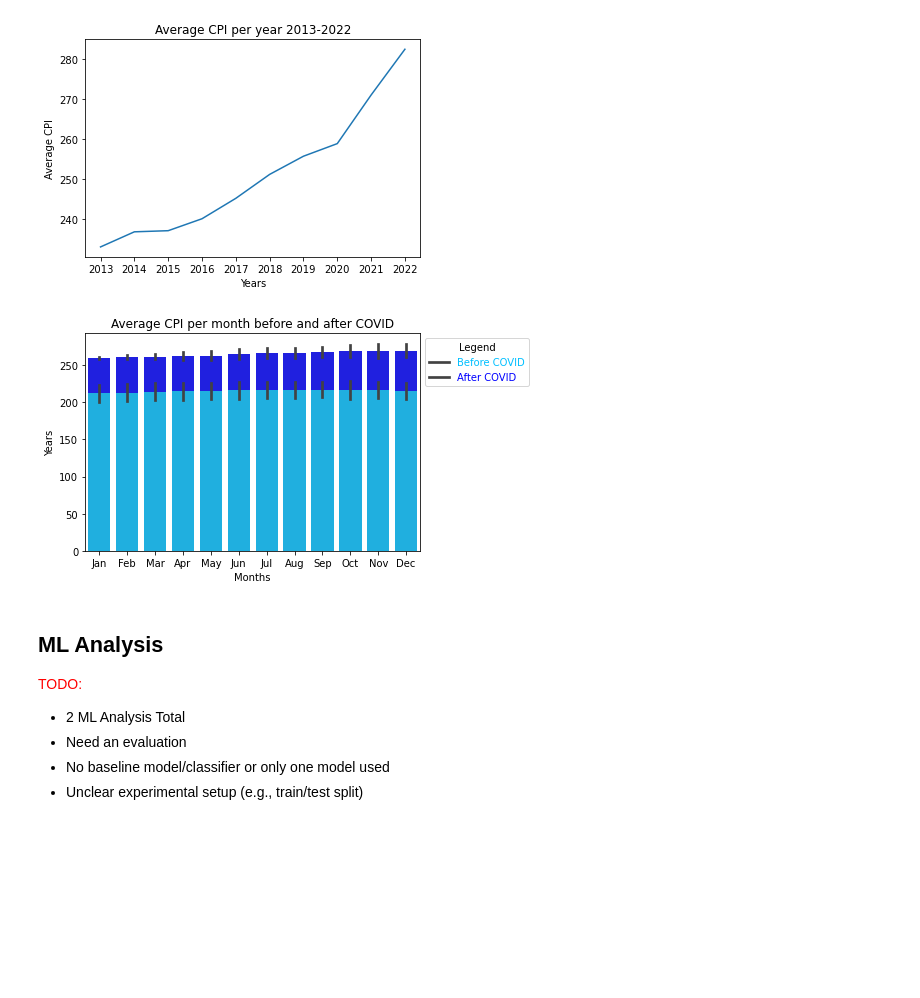
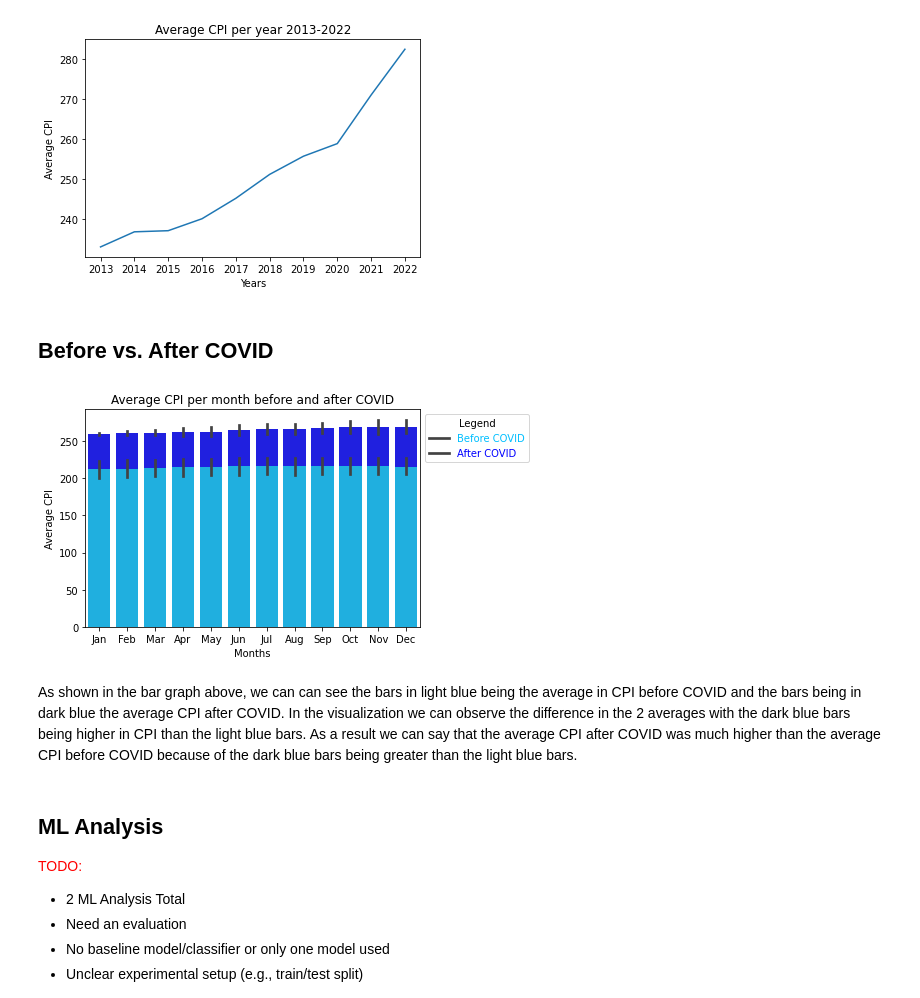
Before and after one commit to shahkaran53527/CPI-Data-Analysis, a Jupyter notebook: final_report.ipynb, the cells around one changed output. Drawn from its saved outputs; the diff is of its cells as text; code cells hidden in the pictures; blank space fills up the shorter version.

```diff
--- a/final_report.ipynb
+++ b/final_report.ipynb
@@ -116,18 +103,22 @@ a.set(xlabel="Years", ylabel="Average CPI", title='Average CPI per year 2013-202
  Text(0, 0.5, 'Average CPI'),
  Text(0.5, 1.0, 'Average CPI per year 2013-2022')]
 [figure]
+# %% [markdown]
+## Before vs. After COVID
 # %%
 # Stacked bar graph showing difference from before and after COVID
 pl = sns.barplot(data = covid_yrs, color="Blue")
 pl = sns.barplot(data = pre_covid_yrs, color="deepskyblue")
 pl.set(title='Average CPI per month before and after COVID')
-pl.set(xlabel="Months", ylabel="Years")
+pl.set(xlabel="Months", ylabel="Average CPI")
 leg = pl.legend(labels=["Before COVID","After COVID"], title = "Legend", loc = 2, bbox_to_anchor = (1,1))
 text = leg.get_texts()
 text[0].set_color("deepskyblue")
 text[1].set_color("Blue")
 # %% [output]
-[figure, old version]
+[figure, new version]
+# %% [markdown]
+As shown in the bar graph above, we can can see the bars in light blue being the average in CPI before COVID and the bars being in dark blue the average CPI after COVID. In the visualization we can observe the difference in the 2 averages with the dark blue bars being higher in CPI than the light blue bars. As a result we can say that the average CPI after COVID was much higher than the average CPI before COVID because of the dark blue bars being greater than the light blue bars.
 # %% [markdown]
 ## ML Analysis
 
```
Also changed, not shown: parts of 4 cells of this notebook.
